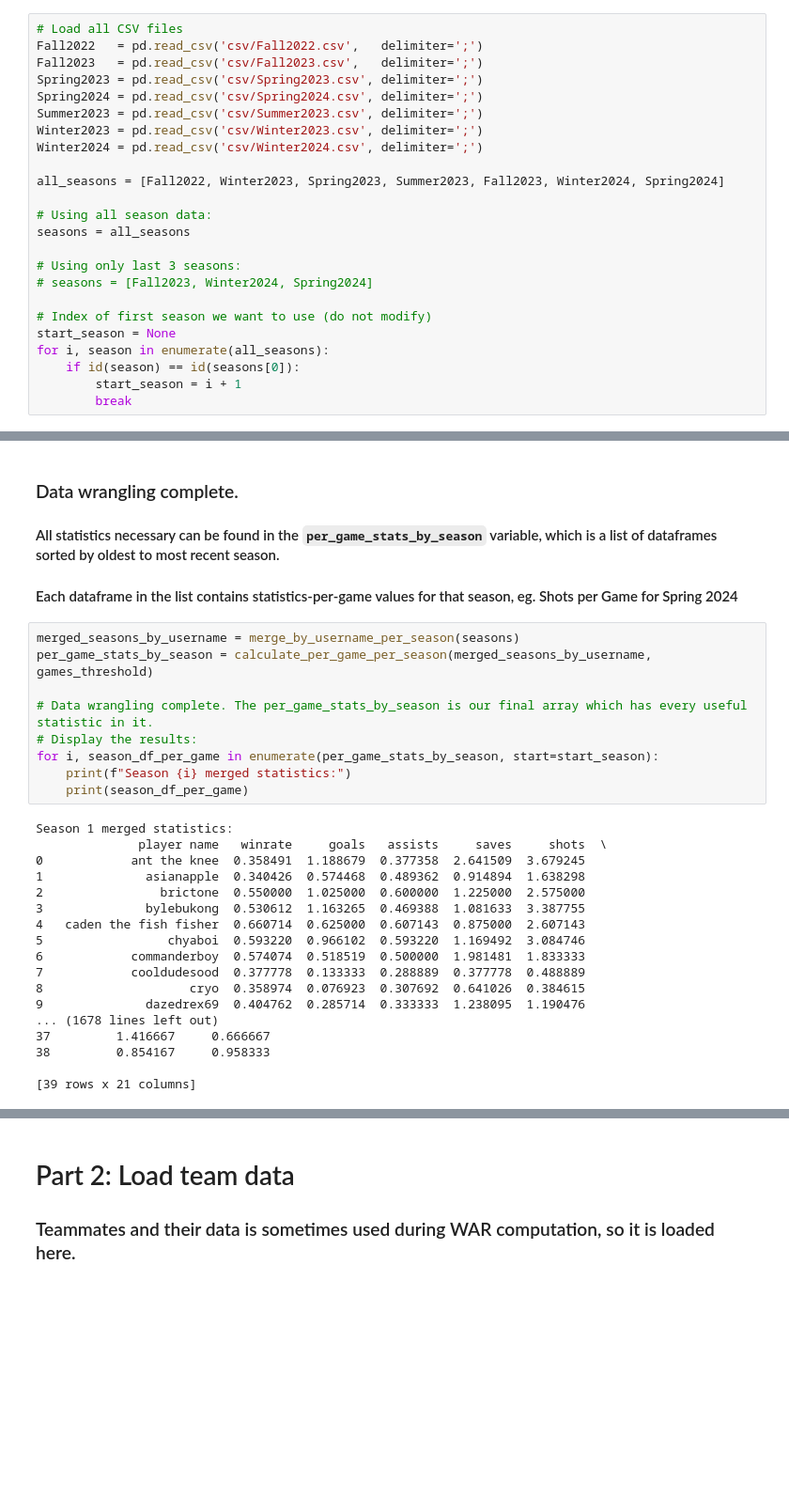
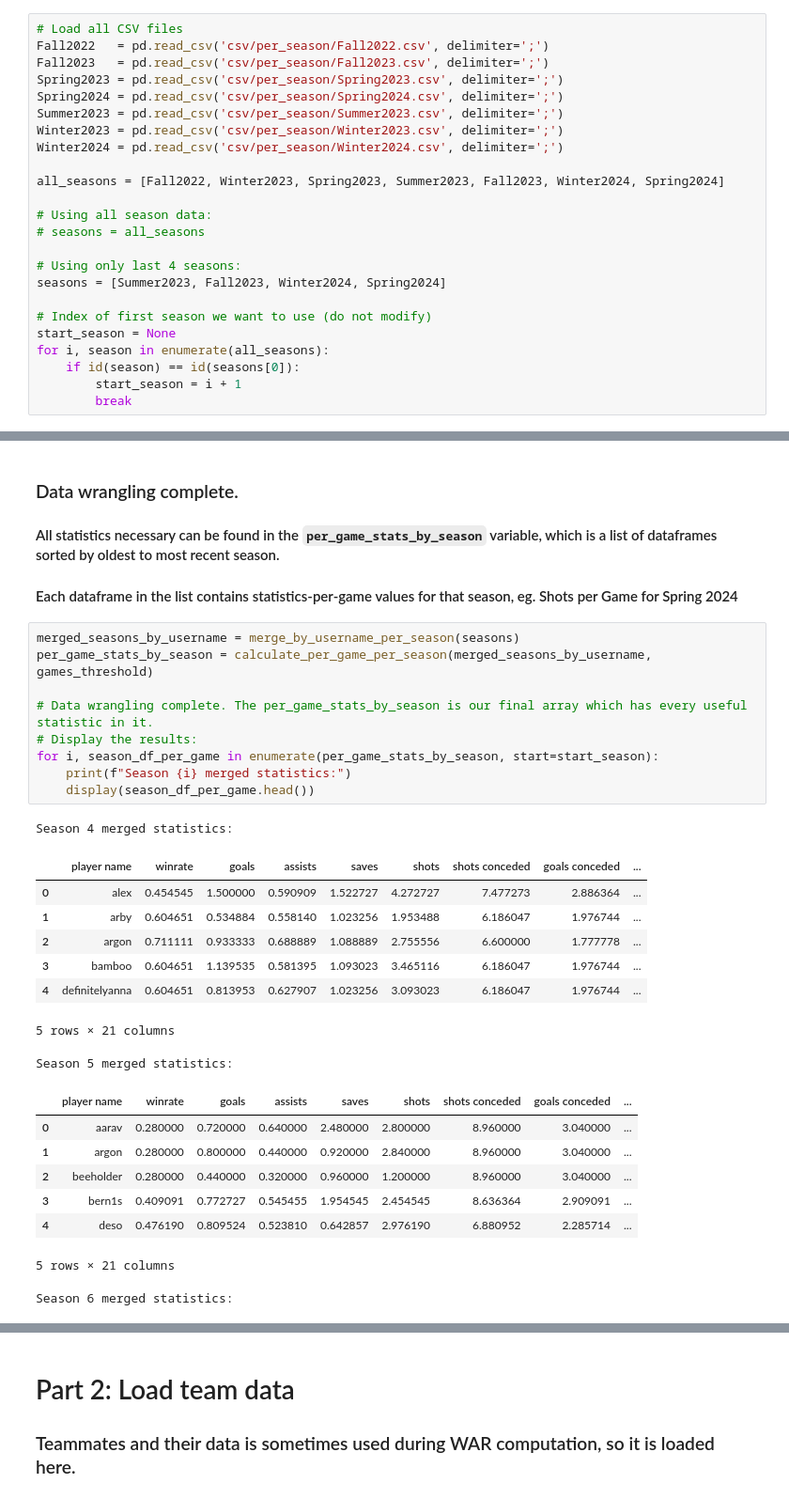
Before and after one commit to ankbhatia19/TRLRanking, a Jupyter notebook: Ranking.ipynb, the cells around one changed output, grey strips where cells are left out. Shown at 94% size. Cells and saved outputs as stored; diff of their text form; blank space fills up the shorter version.

```diff
--- a/Ranking.ipynb
+++ b/Ranking.ipynb
@@ -29,21 +29,21 @@ cwar_scalar = 0.2
 ### In this cell, we can determine which seasons we want to use for WAR computation
 # %%
 # Load all CSV files
-Fall2022   = pd.read_csv('csv/Fall2022.csv',   delimiter=';')
-Fall2023   = pd.read_csv('csv/Fall2023.csv',   delimiter=';')
-Spring2023 = pd.read_csv('csv/Spring2023.csv', delimiter=';')
-Spring2024 = pd.read_csv('csv/Spring2024.csv', delimiter=';')
-Summer2023 = pd.read_csv('csv/Summer2023.csv', delimiter=';')
-Winter2023 = pd.read_csv('csv/Winter2023.csv', delimiter=';')
-Winter2024 = pd.read_csv('csv/Winter2024.csv', delimiter=';')
+Fall2022   = pd.read_csv('csv/per_season/Fall2022.csv', delimiter=';')
+Fall2023   = pd.read_csv('csv/per_season/Fall2023.csv', delimiter=';')
+Spring2023 = pd.read_csv('csv/per_season/Spring2023.csv', delimiter=';')
+Spring2024 = pd.read_csv('csv/per_season/Spring2024.csv', delimiter=';')
+Summer2023 = pd.read_csv('csv/per_season/Summer2023.csv', delimiter=';')
+Winter2023 = pd.read_csv('csv/per_season/Winter2023.csv', delimiter=';')
+Winter2024 = pd.read_csv('csv/per_season/Winter2024.csv', delimiter=';')
 
 all_seasons = [Fall2022, Winter2023, Spring2023, Summer2023, Fall2023, Winter2024, Spring2024]
 
 # Using all season data:
-seasons = all_seasons
+# seasons = all_seasons
 
-# Using only last 3 seasons:
-# seasons = [Fall2023, Winter2024, Spring2024]
+# Using only last 4 seasons:
+seasons = [Summer2023, Fall2023, Winter2024, Spring2024]
 
 # Index of first season we want to use (do not modify)
 start_season = None
@@ -150,27 +150,27 @@ def calculate_per_game_per_season(seasons_list, threshold):
 # %%
 merged_seasons_by_username = merge_by_username_per_season(seasons)
 per_game_stats_by_season = calculate_per_game_per_season(merged_seasons_by_username, games_threshold)
 
 # Data wrangling complete. The per_game_stats_by_season is our final array which has every useful statistic in it.
 # Display the results:
 for i, season_df_per_game in enumerate(per_game_stats_by_season, start=start_season):
     print(f"Season {i} merged statistics:")
-    print(season_df_per_game)
+    display(season_df_per_game.head())
 # %% [output]
-Season 1 merged statistics:
-              player name   winrate     goals   assists     saves     shots  \
-0            ant the knee  0.358491  1.188679  0.377358  2.641509  3.679245
-1              asianapple  0.340426  0.574468  0.489362  0.914894  1.638298
-2                brictone  0.550000  1.025000  0.600000  1.225000  2.575000
-3              bylebukong  0.530612  1.163265  0.469388  1.081633  3.387755
-4   caden the fish fisher  0.660714  0.625000  0.607143  0.875000  2.607143
-5                 chyaboi  0.593220  0.966102  0.593220  1.169492  3.084746
-6            commanderboy  0.574074  0.518519  0.500000  1.981481  1.833333
-7            cooldudesood  0.377778  0.133333  0.288889  0.377778  0.488889
-8                    cryo  0.358974  0.076923  0.307692  0.641026  0.384615
-9              dazedrex69  0.404762  0.285714  0.333333  1.238095  1.190476
-... (1678 lines left out)
-37         1.416667     0.666667
-38         0.854167     0.958333
-
-[39 rows x 21 columns]
+Season 4 merged statistics:
+|  | player name | winrate | goals | assists | saves | shots | shots conceded | goals conceded | ... |
+| 0 | alex | 0.454545 | 1.500000 | 0.590909 | 1.522727 | 4.272727 | 7.477273 | 2.886364 | ... |
+| 1 | arby | 0.604651 | 0.534884 | 0.558140 | 1.023256 | 1.953488 | 6.186047 | 1.976744 | ... |
+| 2 | argon | 0.711111 | 0.933333 | 0.688889 | 1.088889 | 2.755556 | 6.600000 | 1.777778 | ... |
+| 3 | bamboo | 0.604651 | 1.139535 | 0.581395 | 1.093023 | 3.465116 | 6.186047 | 1.976744 | ... |
+| 4 | definitelyanna | 0.604651 | 0.813953 | 0.627907 | 1.023256 | 3.093023 | 6.186047 | 1.976744 | ... |
+5 rows × 21 columns
+Season 5 merged statistics:
+|  | player name | winrate | goals | assists | saves | shots | shots conceded | goals conceded | ... |
+| 0 | aarav | 0.280000 | 0.720000 | 0.640000 | 2.480000 | 2.800000 | 8.960000 | 3.040000 | ... |
+| 1 | argon | 0.280000 | 0.800000 | 0.440000 | 0.920000 | 2.840000 | 8.960000 | 3.040000 | ... |
+| 2 | beeholder | 0.280000 | 0.440000 | 0.320000 | 0.960000 | 1.200000 | 8.960000 | 3.040000 | ... |
+| 3 | bern1s | 0.409091 | 0.772727 | 0.545455 | 1.954545 | 2.454545 | 8.636364 | 2.909091 | ... |
+| 4 | deso | 0.476190 | 0.809524 | 0.523810 | 0.642857 | 2.976190 | 6.880952 | 2.285714 | ... |
+5 rows × 21 columns
+Season 6 merged statistics:
```
Also changed, not shown: parts of 11 cells of this notebook, 27 other files.
